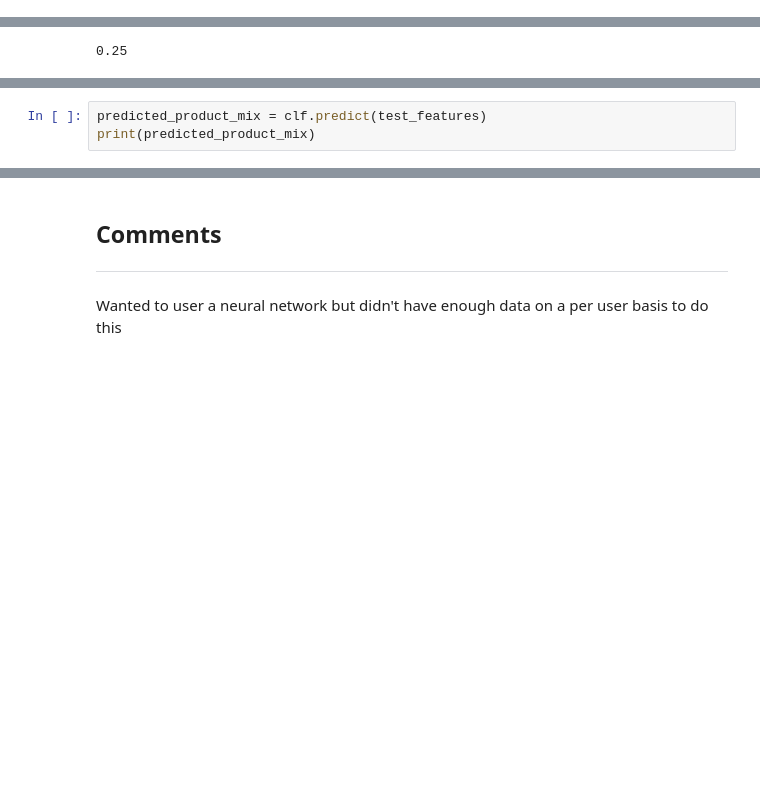
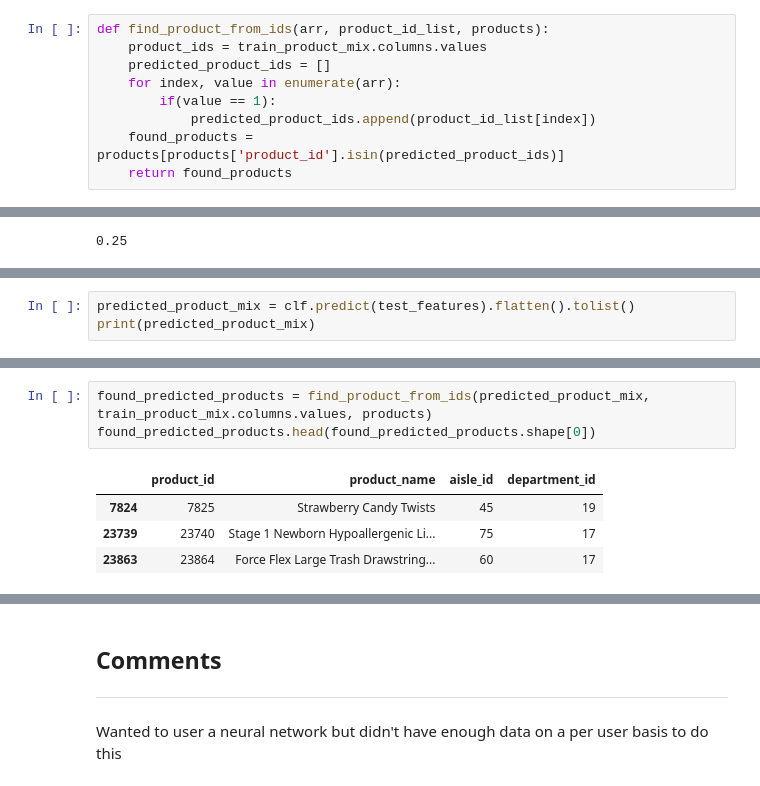
Before and after one commit to 1carew1/instacart_investigation, a Jupyter notebook: Assignment_2_Classification.ipynb, the cells around one changed output, grey strips where cells are left out. Drawn from its saved outputs; the diff is of its cells as text; blank space fills up the shorter version.

Commit message:
Comparing predicted with actual

```diff
--- a/Assignment_2_Classification.ipynb
+++ b/Assignment_2_Classification.ipynb
@@ -233,6 +233,15 @@ def obtain_features_and_product_mix(training_orders, test_order):
     test_product_mix = populate_product_mix(products_for_test_order, test_product_mix, 0)
 
     return (features, product_mix, test_features, test_product_mix)
+# %%
+def find_product_from_ids(arr, product_id_list, products):
+    product_ids = train_product_mix.columns.values
+    predicted_product_ids = []
+    for index, value in enumerate(arr):
+        if(value == 1):
+            predicted_product_ids.append(product_id_list[index])
+    found_products = products[products['product_id'].isin(predicted_product_ids)]
+    return found_products
 # %% [markdown]
 ### Data Load
 # %%
@@ -302,4 +315,4 @@ clf.score(train_features, train_product_mix)
 # %%
-predicted_product_mix = clf.predict(test_features)
+predicted_product_mix = clf.predict(test_features).flatten().tolist()
 print(predicted_product_mix)
 # %% [output]
@@ -310,0 +329,8 @@ print(test_product_mix.as_matrix())
+# %%
+found_predicted_products = find_product_from_ids(predicted_product_mix, train_product_mix.columns.values, products)
+found_predicted_products.head(found_predicted_products.shape[0])
+# %% [output]
+|  | product_id | product_name | aisle_id | department_id |
+| 7824 | 7825 | Strawberry Candy Twists | 45 | 19 |
+| 23739 | 23740 | Stage 1 Newborn Hypoallergenic Li... | 75 | 17 |
+| 23863 | 23864 | Force Flex Large Trash Drawstring... | 60 | 17 |
```
Also changed, not shown: parts of 8 cells of this notebook.
